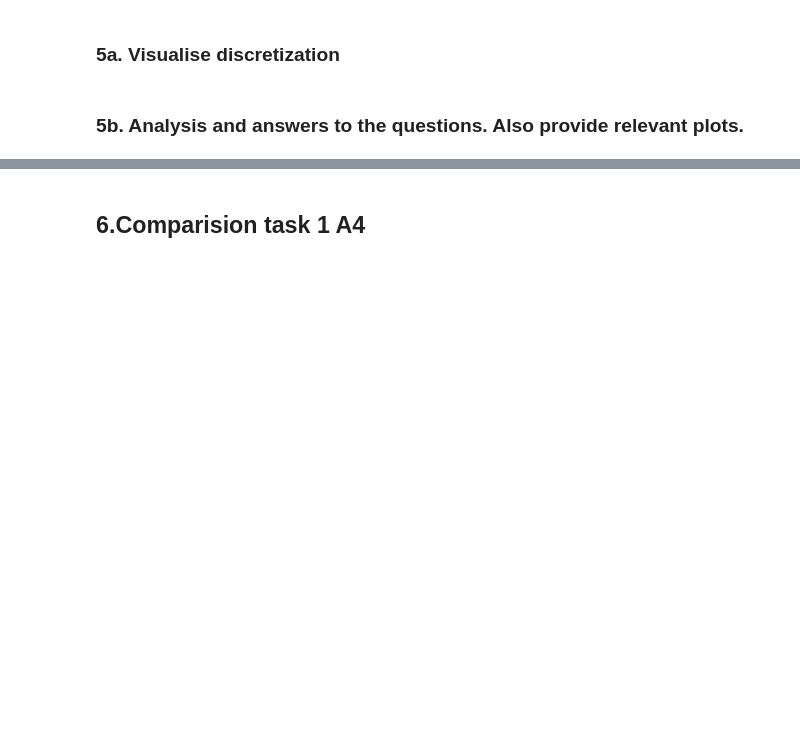
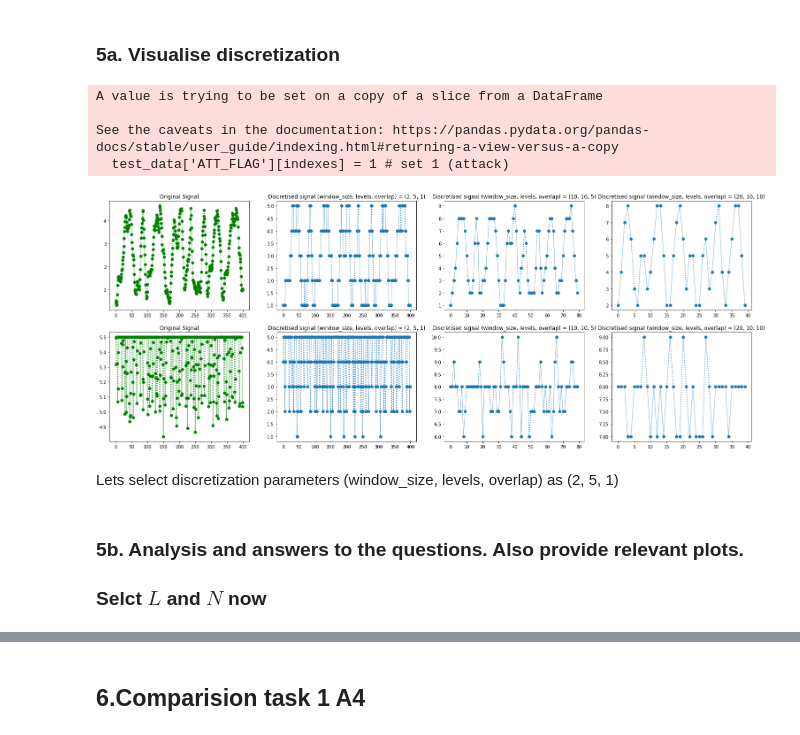
Before and after one commit to sharwinbobde/cyber-data-analytics, a Jupyter notebook: Part-2/Lab2.ipynb, the cells around one changed output, grey strips where cells are left out. Drawn from its saved outputs; the diff is of its cells as text; code cells hidden in the pictures; blank space fills up the shorter version.

```diff
--- a/Part-2/Lab2.ipynb
+++ b/Part-2/Lab2.ipynb
@@ -247,5 +363,69 @@ With LOF you can detect point anomalies since it measures the local deviation of
 ## 5. N-gram task – 1/2 A4 - Sharwin Bobde
 # %% [markdown]
 ### 5a. Visualise discretization
+# %%
+from N_gram import N_gram_Component
+import datetime
+
+# Selecting a subset of signals
+signals = ['L_T1', 'L_T2', 'L_T3', 'L_T4', 'L_T5', 'L_T6', 'L_T7',
+       'F_PU1', 'F_PU2', 'S_PU2', 'F_PU4', 'S_PU4',
+       'F_PU6', 'S_PU6', 'F_PU7', 'S_PU7', 'F_PU8', 'S_PU8',
+       'F_PU10', 'S_PU10', 'F_PU11', 'S_PU11', 'F_V2',
+       'S_V2', 'P_J280', 'P_J269', 'P_J300', 'P_J256', 'P_J289', 'P_J415',
+       'P_J302', 'P_J306', 'P_J307', 'P_J317', 'P_J14', 'P_J422']
+       # make test data
+test_data['ATT_FLAG'] = pd.Series(np.zeros(test_data.shape[0])) # default 0 (no-attack)
+
+# start setting values
+attack_times = [
+    [pd.Timestamp("2017-01-16T09"), pd.Timestamp("2017-01-19T06")],
+    [pd.Timestamp("2017-01-30T08"), pd.Timestamp("2017-02-02T00")],
+    [pd.Timestamp("2017-02-09T03"), pd.Timestamp("2017-02-10T09")],
+    [pd.Timestamp("2017-02-12T01"), pd.Timestamp("2017-02-13T07")],
+    [pd.Timestamp("2017-02-24T05"), pd.Timestamp("2017-02-28T08")],
+    [pd.Timestamp("2017-03-10T14"), pd.Timestamp("2017-03-13T21")],
+    [pd.Timestamp("2017-03-25T20"), pd.Timestamp("2017-03-27T01")]
+]
+
+for times in attack_times:
+    indexes = np.where(test_data['DATETIME'].between(times[0], times[1], inclusive=True))[0]
+    test_data['ATT_FLAG'][indexes] = 1 # set 1 (attack)
+
+X = data_1[signals].to_numpy()
+# %% [output]
+A value is trying to be set on a copy of a slice from a DataFrame
+
+See the caveats in the documentation: https://pandas.pydata.org/pandas-docs/stable/user_guide/indexing.html#returning-a-view-versus-a-copy
+  test_data['ATT_FLAG'][indexes] = 1 # set 1 (attack)
+# %%
+N_gram = N_gram_Component(2, len(signals))
+
+# Plot
+# different window_size and overlap
+params = np.array([[2, 5, 1], [10, 10, 5], [20, 10, 10]])
+fig, axs = plt.subplots(2,4)
+fig.set_size_inches((26,10))
+x_range = 400
+axs[0,0].set_title('Original Signal')
+axs[0,0].plot(range(x_range), X[0:x_range, 0], 'o:g')
+axs[1,0].set_title('Original Signal')
+axs[1,0].plot(range(x_range), X[0:x_range, 5], 'o:g')
+
+for i in range(np.shape(params)[0]):
+    X_windowed = N_gram.discretise(X, window_size=params[i,0], levels =params[i,1],  overlap=params[i,2])
+    x_range_ = x_range / (params[i,0] - params[i,2])
+    axs[0,i+1].set_title('Discretised signal (window_size, levels, overlap) = (' + str(params[i,0])+', '+str(params[i,1])+', '+str(params[i,2])+")")
+    axs[0,i+1].plot(range(int(x_range_)), X_windowed[0:int(x_range_), 0], 'o:')
+    axs[1,i+1].set_title('Discretised signal (window_size, levels, overlap) = (' + str(params[i,0])+', '+str(params[i,1])+', '+str(params[i,2])+")")
+    axs[1,i+1].plot(range(int(x_range_)), X_windowed[0:int(x_range_), 5], 'o:')
+
+plt.show()
+# %% [output]
+[figure, added]
+# %% [markdown]
+Lets select discretization parameters (window_size, levels, overlap) as (2, 5, 1)
 # %% [markdown]
 ### 5b. Analysis and answers to the questions. Also provide relevant plots.
+
+### Selct $L$ and $N$ now
```
Also changed, not shown: parts of 14 cells of this notebook, 2 other files.
